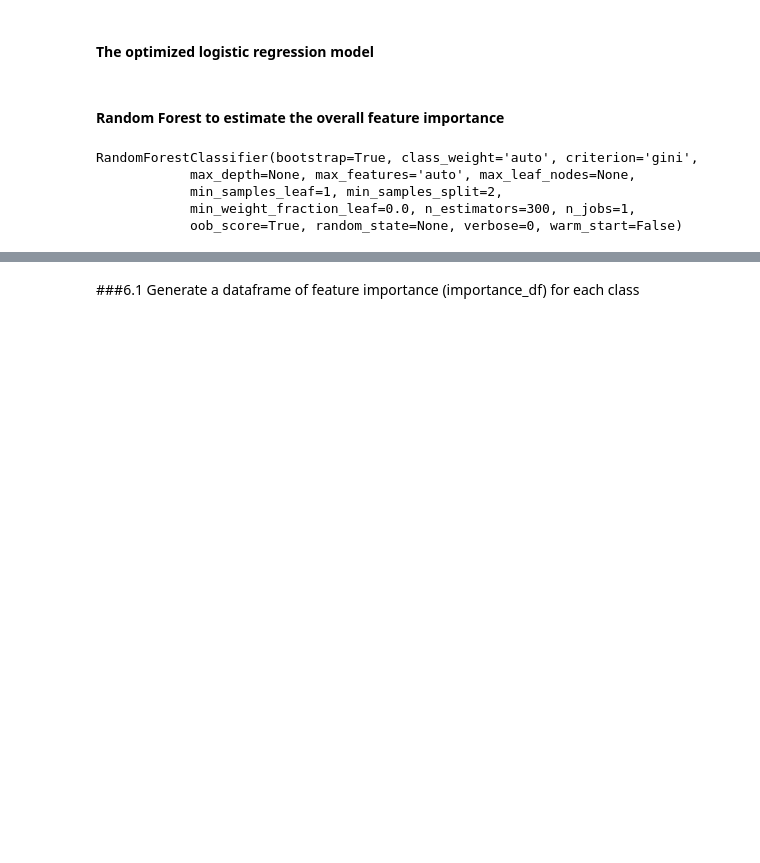
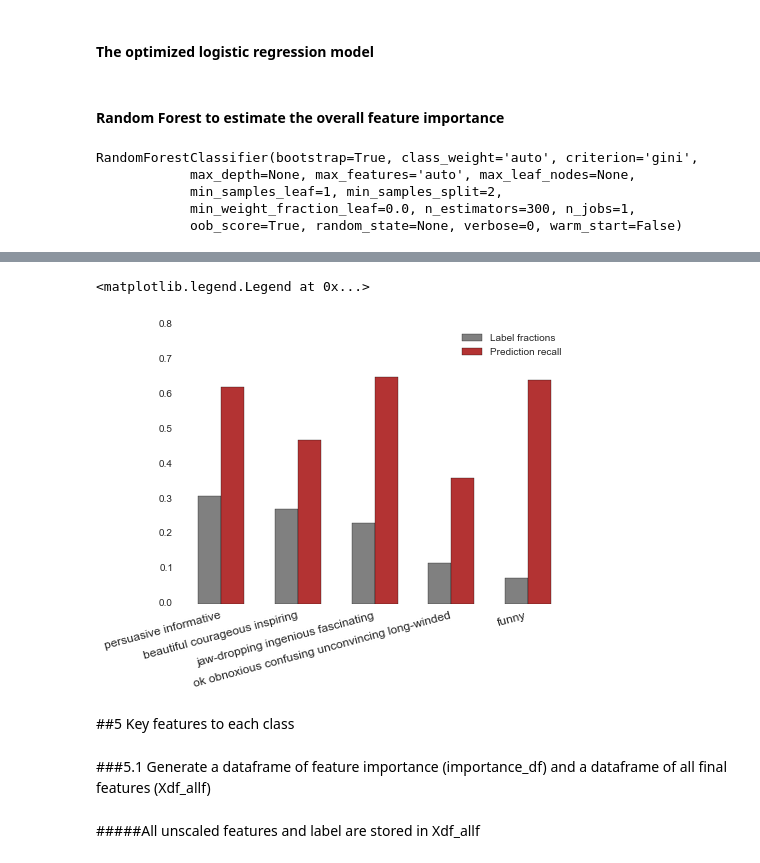
Before and after one commit to yesufeng/tedtalks, a Jupyter notebook: How to make a tailored TED talk?.ipynb, the cells around one changed output, grey strips where cells are left out. Drawn from its saved outputs; the diff is of its cells as text; code cells hidden in the pictures; blank space fills up the shorter version.

```diff
--- a/How to make a tailored TED talk?.ipynb
+++ b/How to make a tailored TED talk?.ipynb
@@ -381,2 +461,26 @@ feature_importance.ix[-20:].plot(kind = 'barh')
+# %%
+final_recall = pd.Series([0.62, 0.47, 0.65, 0.36, 0.64])
+# %%
+final_f1 = pd.Series([0.62, 0.51, 0.64, 0.34, 0.59])
+# %%
+tempdf = pd.DataFrame(dict(fractions = fractions.values,final_f1 = final_f1, final_recall = final_recall,
+                          final_precision = final_precision))
+# %%
+tempdf = tempdf[['fractions','final_f1','final_recall','final_precision']]
+tempdf.index = fractions.index
+tempdf.columns= ['Label fractions','Prediction F1 scores','Prediction recall','Prediction precision']
+# %%
+fig = plt.figure(figsize=(7,5))
+ax3 = plt.gca()
+tempdf[['Label fractions','Prediction recall']].plot(kind = 'bar',color = [(0.5,0.5,0.5),(0.7,0.2,0.2)]
+                                                                           ,ax = ax3,width = 0.6,left = [0,0.2,0.4,0.6])
+plt.xticks(rotation = 15, ha = 'right',fontsize = 'large')
+plt.ylim([0,0.8])
+plt.legend(loc = 'best')
+# %% [output]
+<matplotlib.legend.Legend at 0x...>
+[figure, added]
+# %% [markdown]
+##5 Key features to each class
 # %% [markdown]
-###6.1 Generate a dataframe of feature importance (importance_df) for each class
+###5.1 Generate a dataframe of feature importance (importance_df) and a dataframe of all final features (Xdf_allf)
@@ -383,3 +489,5 @@ feature_importance.ix[-20:].plot(kind = 'barh')
+# %% [markdown]
+#####All unscaled features and label are stored in Xdf_allf
 # %%
 X_unscaled = np.concatenate([Xth.toarray(),X_noun.toarray(), X_verb.toarray(),
                     Xtext_other.toarray(),Xdf.ix[:,2:12].as_matrix()],axis = 1)
```
Also changed, not shown: parts of 143 cells of this notebook, 6 other files.
